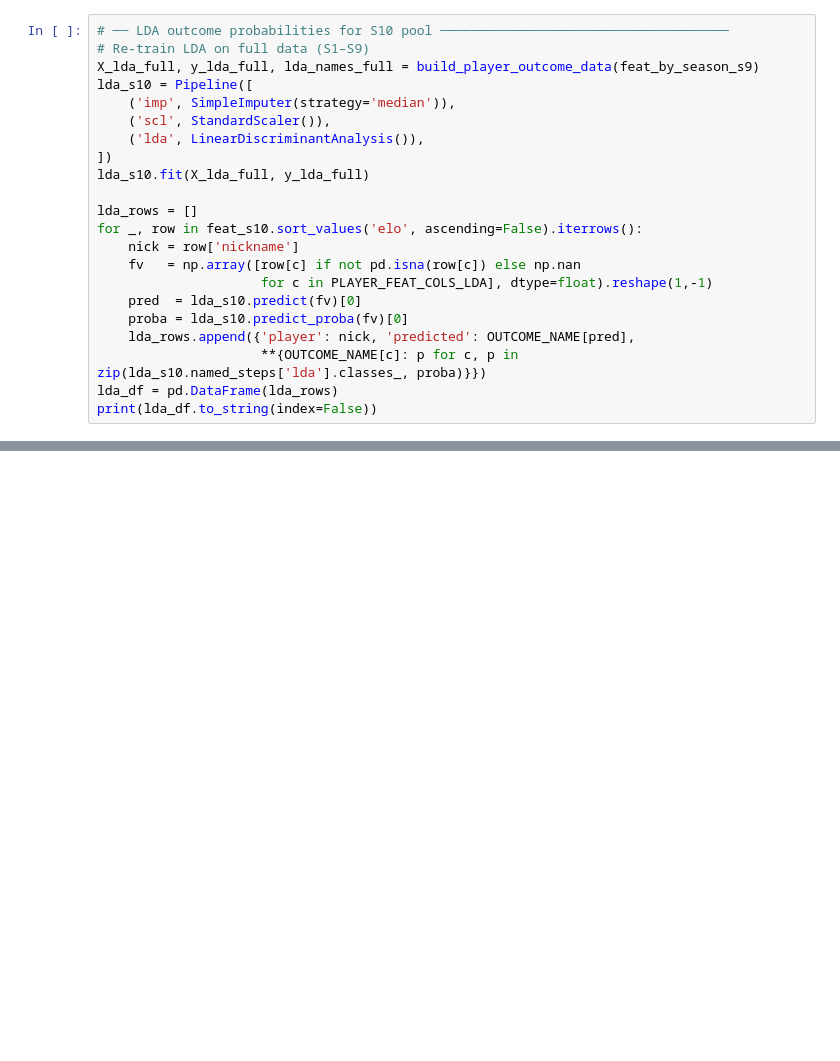
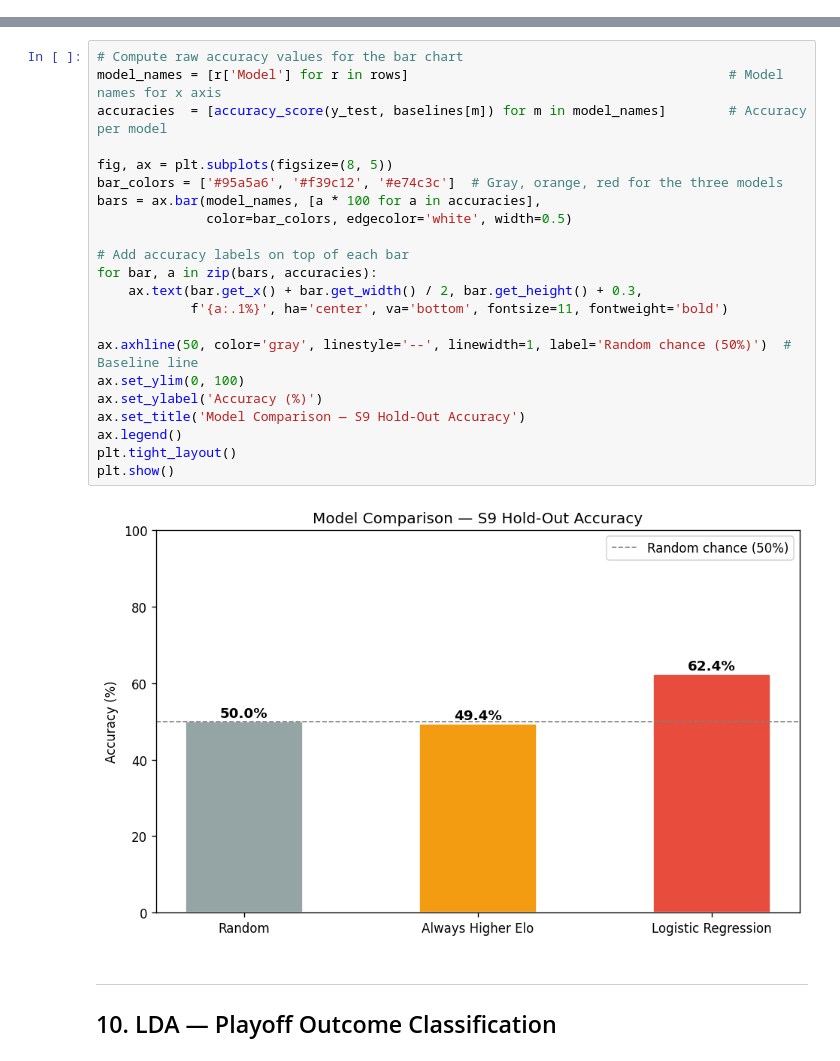
Before and after one commit to reinharding/DADS7275-final-project, a Jupyter notebook: mcsr_playoff_prediction_executed.ipynb, the cells around one changed output, grey strips where cells are left out. Drawn from its saved outputs; the diff is of its cells as text; blank space fills up the shorter version.

```diff
--- a/mcsr_playoff_prediction_executed.ipynb
+++ b/mcsr_playoff_prediction_executed.ipynb
@@ -1192,22 +0,0 @@ hackingnoises 2480.0  0.603825              20               2
-# %%
-# ── LDA outcome probabilities for S10 pool ─────────────────────────────────────
-# Re-train LDA on full data (S1–S9)
-X_lda_full, y_lda_full, lda_names_full = build_player_outcome_data(feat_by_season_s9)
-lda_s10 = Pipeline([
-    ('imp', SimpleImputer(strategy='median')),
-    ('scl', StandardScaler()),
-    ('lda', LinearDiscriminantAnalysis()),
-])
-lda_s10.fit(X_lda_full, y_lda_full)
-
-lda_rows = []
-for _, row in feat_s10.sort_values('elo', ascending=False).iterrows():
-    nick = row['nickname']
-    fv   = np.array([row[c] if not pd.isna(row[c]) else np.nan
-                     for c in PLAYER_FEAT_COLS_LDA], dtype=float).reshape(1,-1)
-    pred  = lda_s10.predict(fv)[0]
-    proba = lda_s10.predict_proba(fv)[0]
-    lda_rows.append({'player': nick, 'predicted': OUTCOME_NAME[pred],
-                     **{OUTCOME_NAME[c]: p for c, p in zip(lda_s10.named_steps['lda'].classes_, proba)}})
-lda_df = pd.DataFrame(lda_rows)
-print(lda_df.to_string(index=False))
@@ -1378,0 +1174,27 @@ print(f"\n>> PREDICTED S10 CHAMPION: {winner} ({sim_results.iloc[0]['Champion%']
+# %%
+# Compute raw accuracy values for the bar chart
+model_names = [r['Model'] for r in rows]                                         # Model names for x axis
+accuracies  = [accuracy_score(y_test, baselines[m]) for m in model_names]        # Accuracy per model
+
+fig, ax = plt.subplots(figsize=(8, 5))
+bar_colors = ['#95a5a6', '#f39c12', '#e74c3c']  # Gray, orange, red for the three models
+bars = ax.bar(model_names, [a * 100 for a in accuracies],
+              color=bar_colors, edgecolor='white', width=0.5)
+
+# Add accuracy labels on top of each bar
+for bar, a in zip(bars, accuracies):
+    ax.text(bar.get_x() + bar.get_width() / 2, bar.get_height() + 0.3,
+            f'{a:.1%}', ha='center', va='bottom', fontsize=11, fontweight='bold')
+
+ax.axhline(50, color='gray', linestyle='--', linewidth=1, label='Random chance (50%)')  # Baseline line
+ax.set_ylim(0, 100)
+ax.set_ylabel('Accuracy (%)')
+ax.set_title('Model Comparison — S9 Hold-Out Accuracy')
+ax.legend()
+plt.tight_layout()
+plt.show()
+# %% [output]
+[figure, added]
+# %% [markdown]
+---
+## 10. LDA — Playoff Outcome Classification
```
Also changed, not shown: parts of 81 cells of this notebook, 1 other file.
